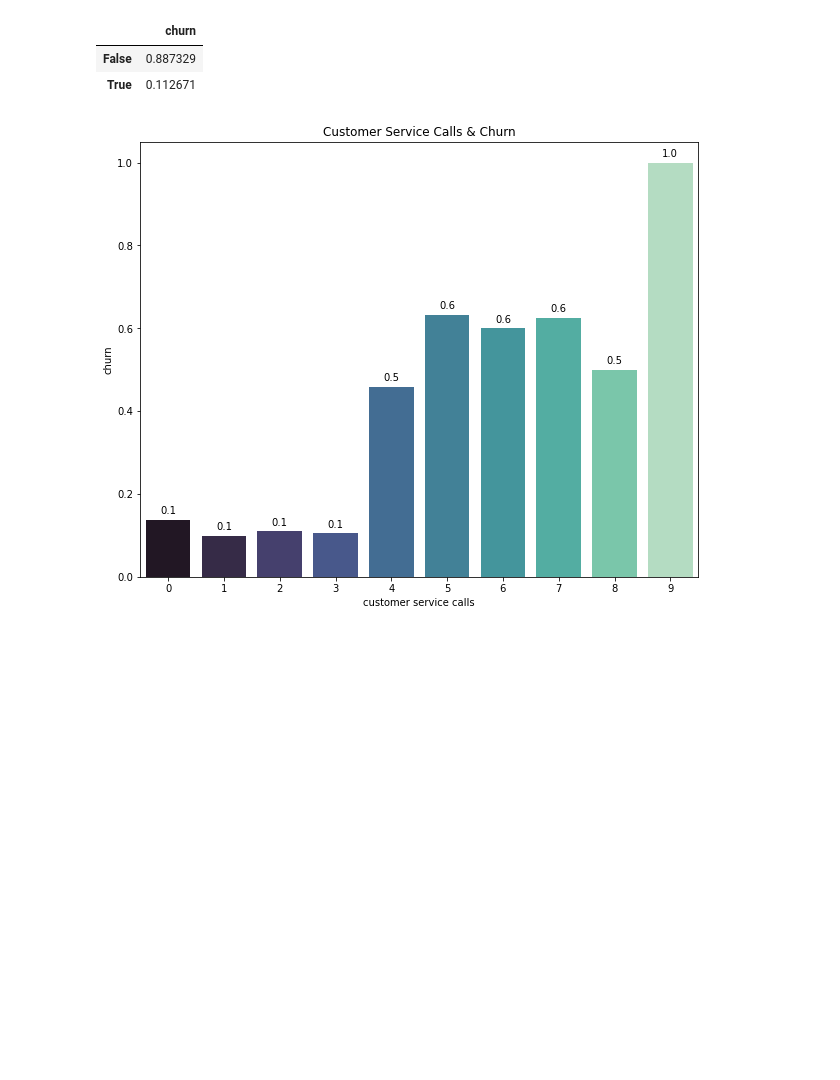
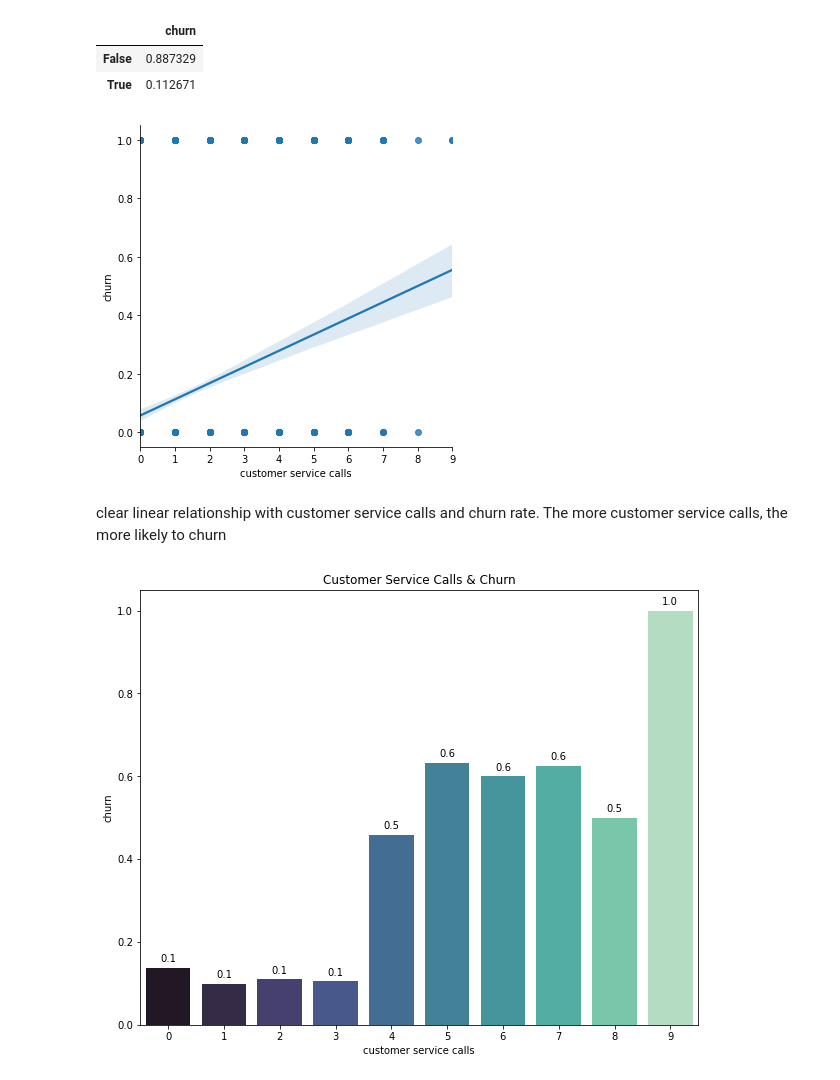
Before and after one commit to Mahmoudh22/Project_3, a Jupyter notebook: Question 2.ipynb, the cells around one changed output. Saved outputs shown, nothing was run; the diff lists cells and outputs as text; code cells hidden in the pictures; blank space fills up the shorter version.

```diff
--- a/Question 2.ipynb
+++ b/Question 2.ipynb
@@ -58,6 +58,12 @@ display(non_intl_churn)
 |  | churn |
 | False | 0.887329 |
 | True | 0.112671 |
+# %%
+sns.lmplot(x='customer service calls', y='churn', data=train_df);
+# %% [output]
+[figure, added]
+# %% [markdown]
+clear linear relationship with customer service calls and churn rate. The more customer service calls, the more likely to churn
 # %%
 plt.figure(figsize=(10, 8))
 splot = sns.barplot(x='customer service calls', y='churn',
```
Also changed, not shown: parts of 14 cells of this notebook, 3 other files.
